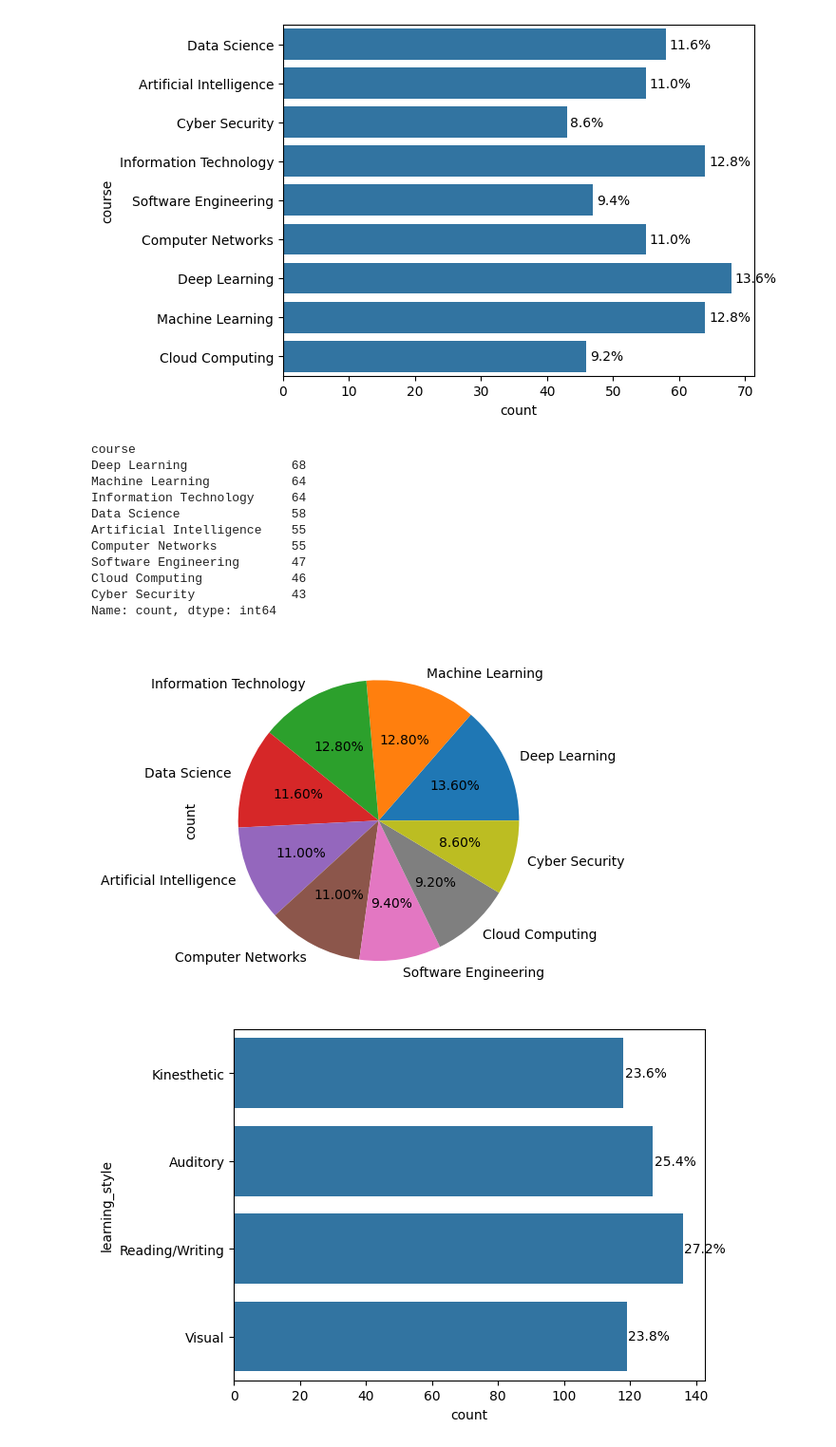
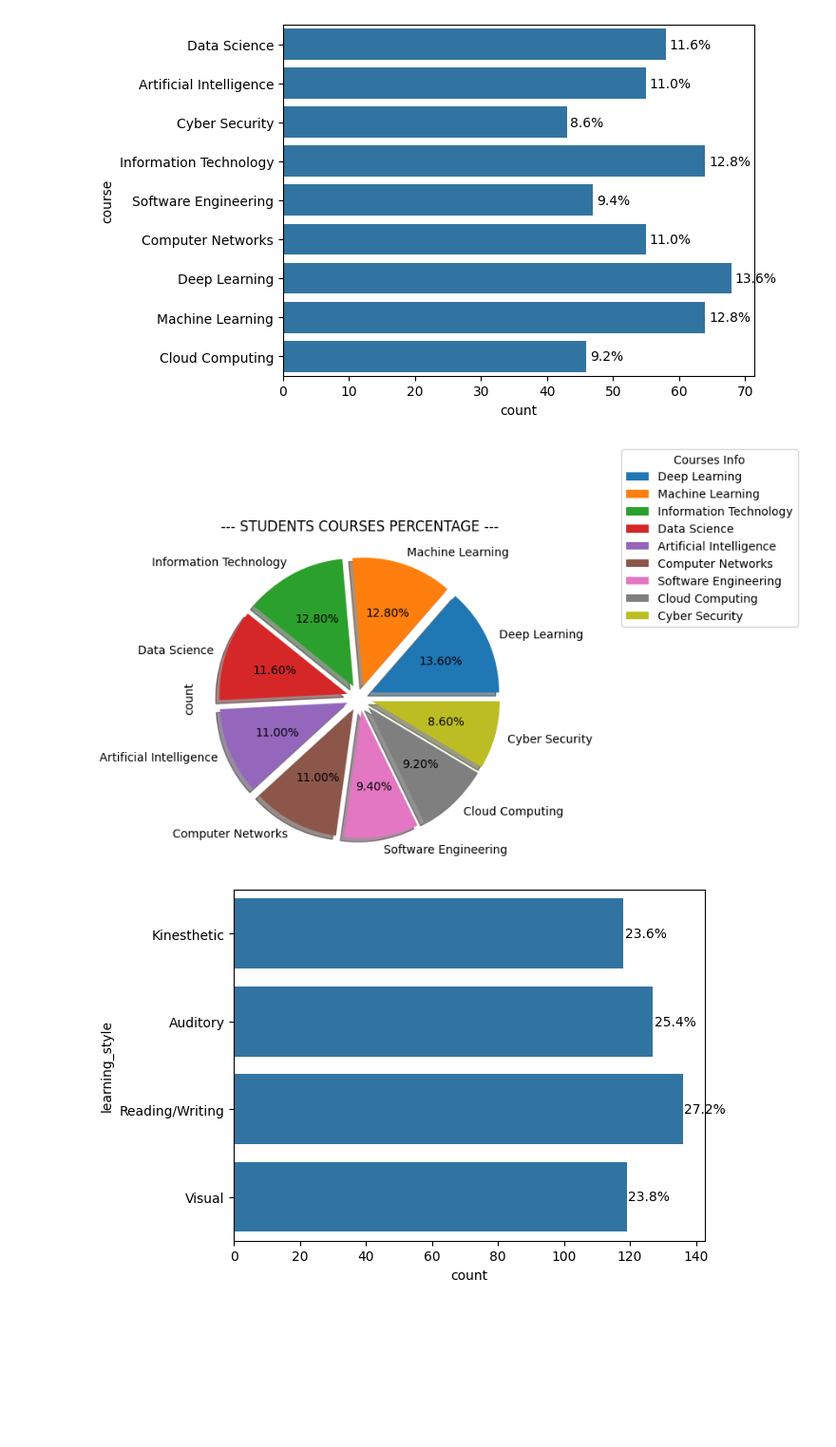
Before and after one commit to MuqaddasIftikhar17/EduMate-AI, a Jupyter notebook: ai/students.ipynb, the cells around one changed output. Shown at 95% size. Cells and saved outputs as stored; diff of their text form; code cells hidden in the pictures; blank space fills up the shorter version.

```diff
--- a/ai/students.ipynb
+++ b/ai/students.ipynb
@@ -303,3 +135,0 @@ Name: count, Length: 186, dtype: int64
-# %%
-# standardize personality type
-students['personality'] = students['personality'].str.lower()
@@ -321,3 +135,0 @@ Name: personality, Length: 500, dtype: object
-# %%
-# this will clean invisible whitespaces
-students = students.applymap(lambda x: x.strip() if isinstance(x, str) else x)
@@ -323,0 +145,6 @@ students = students.applymap(lambda x: x.strip() if isinstance(x, str) else x)
+# %%
+# Clean and standardize text columns
+text_columns = ['name', 'course', 'learning_style', 'communication', 'personality']
+for col in text_columns:
+    if col in students.columns:
+        students[col] = students[col].str.strip().str.lower()
@@ -356,25 +446,20 @@ for p in ax.patches:
     )
 # %% [output]
 [figure]
-# %%
-students['course'].value_counts()
-# %% [output]
-course
-Deep Learning              68
-Machine Learning           64
-Information Technology     64
-Data Science               58
-Artificial Intelligence    55
-Computer Networks          55
-Software Engineering       47
-Cloud Computing            46
-Cyber Security             43
-Name: count, dtype: int64
 # %%
-students['course'].value_counts().plot(kind = 'pie', autopct = '%.2f%%')
+# figure size
+plt.figure(figsize = (12, 5)) # Adjust the figure size to visually represent the pie chart
+myexplode = [0.1, 0.1, 0.1, 0.1, 0.1, 0.1, 0.1, 0.1, 0.1]
+# pie chart
+students['course'].value_counts().plot(kind = 'pie', autopct = '%.2f%%', explode = myexplode, shadow = True) # plot the pie chart on course column
+# title
+plt.title("--- STUDENTS COURSES PERCENTAGE ---")
+# legend
+plt.legend(loc = 'center left', title = 'Courses Info', bbox_to_anchor = (1.3, 1)) # used to add a list of explanation for each wedge
+# show plot
 plt.show()
 # %% [output]
-[figure, old version]
+[figure, new version]
 # %%
 # count plot (i.e. Course Column)
 ax = sns.countplot(y='learning_style', data=students)
```
Also changed, not shown: parts of 39 cells of this notebook, 3 other files.
